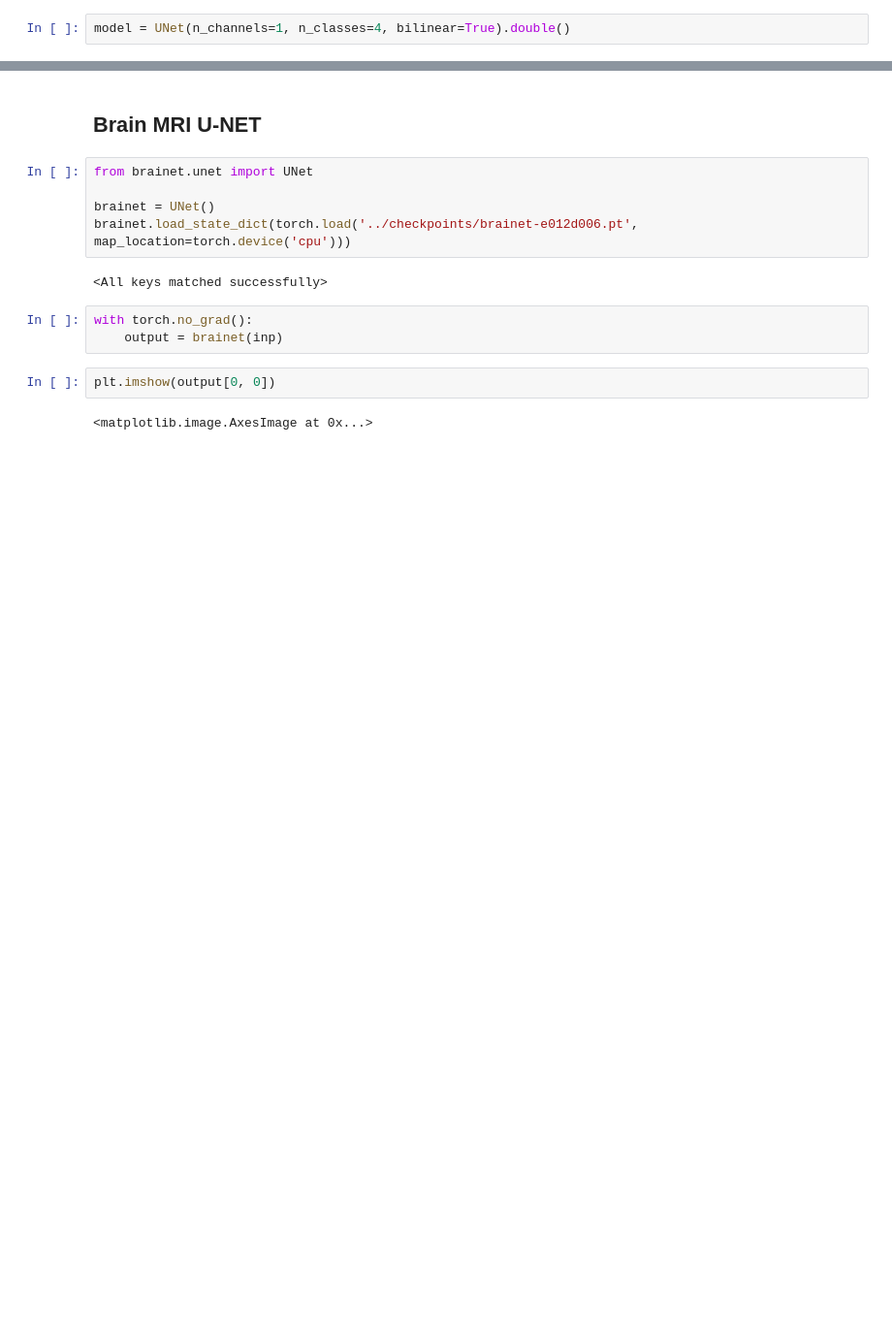
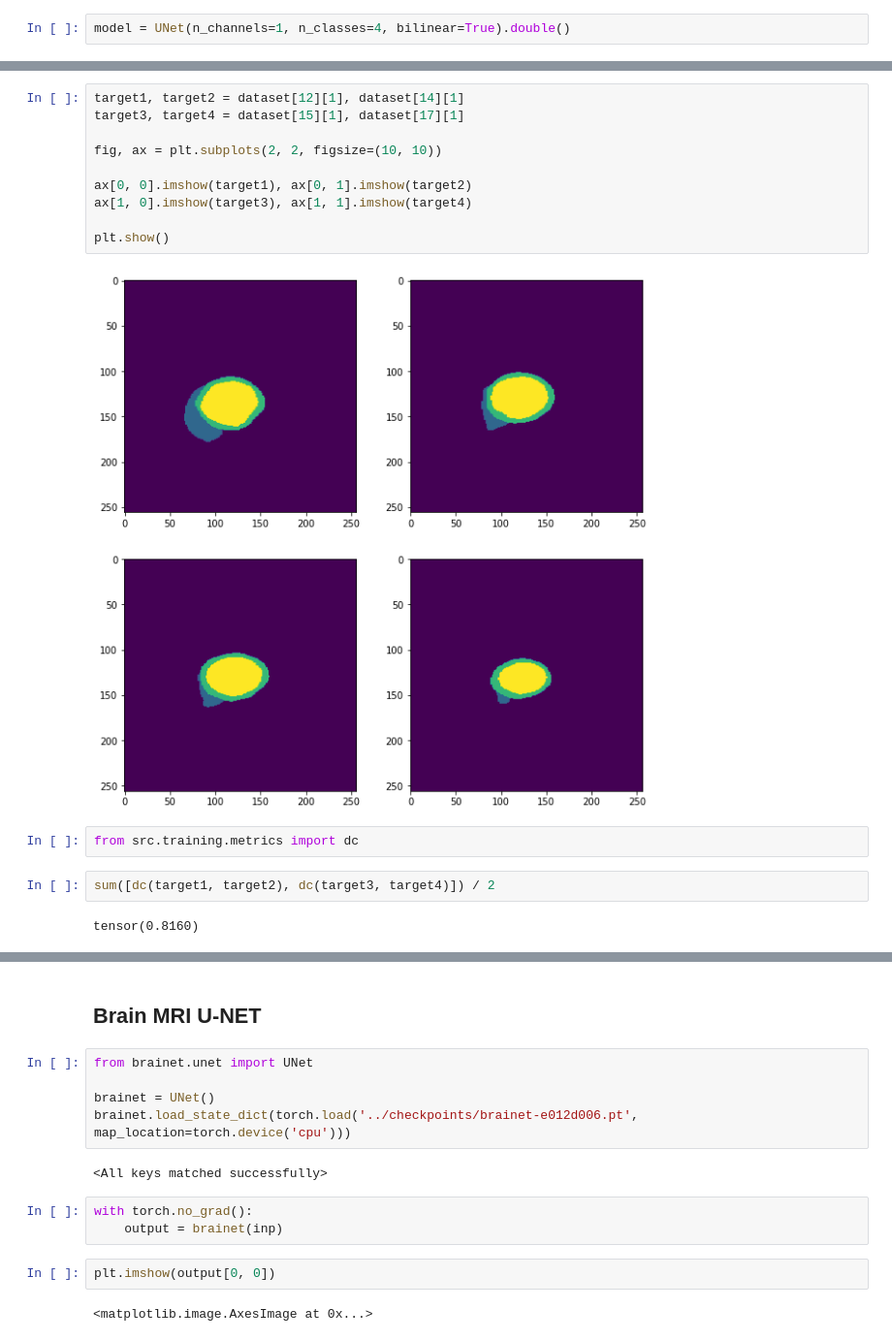
Before and after one commit to arnauddhaene/tagroi, a Jupyter notebook: notebooks/data.ipynb, the cells around one changed output, grey strips where cells are left out. Shown at 97% size. Saved outputs shown, nothing was run; the diff lists cells and outputs as text; blank space fills up the shorter version.

```diff
--- a/notebooks/data.ipynb
+++ b/notebooks/data.ipynb
@@ -68,0 +77,18 @@ in loop 2
+# %%
+target1, target2 = dataset[12][1], dataset[14][1]
+target3, target4 = dataset[15][1], dataset[17][1]
+
+fig, ax = plt.subplots(2, 2, figsize=(10, 10))
+
+ax[0, 0].imshow(target1), ax[0, 1].imshow(target2)
+ax[1, 0].imshow(target3), ax[1, 1].imshow(target4)
+
+plt.show()
+# %% [output]
+[figure, added]
+# %%
+from src.training.metrics import dc
+# %%
+sum([dc(target1, target2), dc(target3, target4)]) / 2
+# %% [output]
+tensor(0.8160)
```
Also changed, not shown: parts of 10 cells of this notebook, 8 other files.
